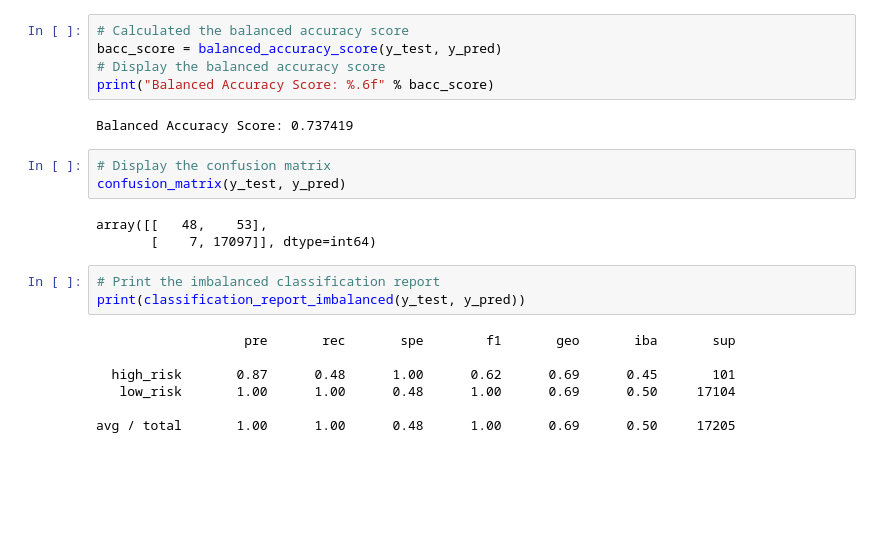
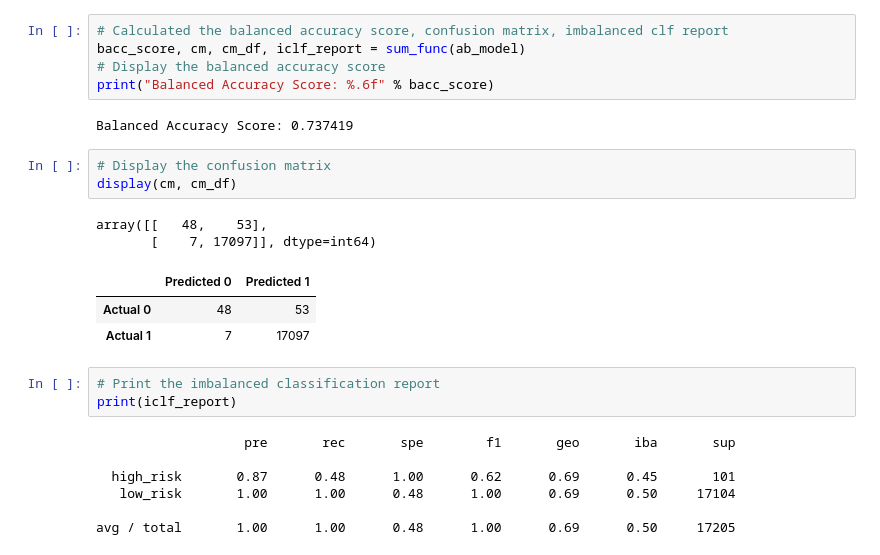
Before and after one commit to ats-tandjoeng7/Credit_Risk_Analysis, a Jupyter notebook: credit_risk_ensemble.ipynb, the cells around one changed output. Cells and saved outputs as stored; diff of their text form; blank space fills up the shorter version.

```diff
--- a/credit_risk_ensemble.ipynb
+++ b/credit_risk_ensemble.ipynb
@@ -255,19 +259,22 @@ y_pred = ab_model.predict(X_test)
 # %%
-# Calculated the balanced accuracy score
-bacc_score = balanced_accuracy_score(y_test, y_pred)
+# Calculated the balanced accuracy score, confusion matrix, imbalanced clf report
+bacc_score, cm, cm_df, iclf_report = sum_func(ab_model)
 # Display the balanced accuracy score
 print("Balanced Accuracy Score: %.6f" % bacc_score)
 # %% [output]
 Balanced Accuracy Score: 0.737419
 # %%
 # Display the confusion matrix
-confusion_matrix(y_test, y_pred)
+display(cm, cm_df)
 # %% [output]
 array([[   48,    53],
        [    7, 17097]], dtype=int64)
+|  | Predicted 0 | Predicted 1 |
+| Actual 0 | 48 | 53 |
+| Actual 1 | 7 | 17097 |
 # %%
 # Print the imbalanced classification report
-print(classification_report_imbalanced(y_test, y_pred))
+print(iclf_report)
 # %% [output]
                    pre       rec       spe        f1       geo       iba       sup
 
```
Also changed, not shown: parts of 13 cells of this notebook.
